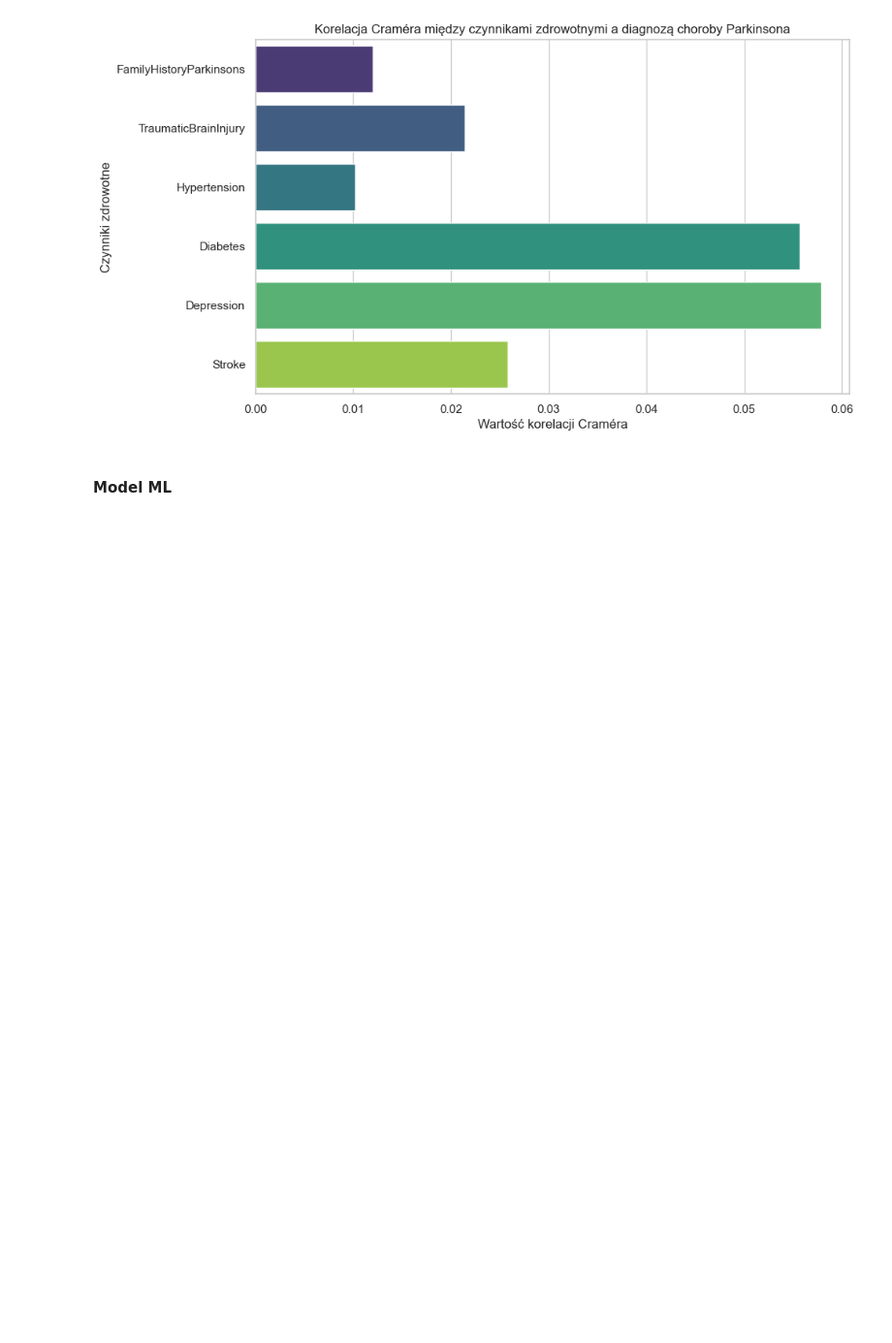
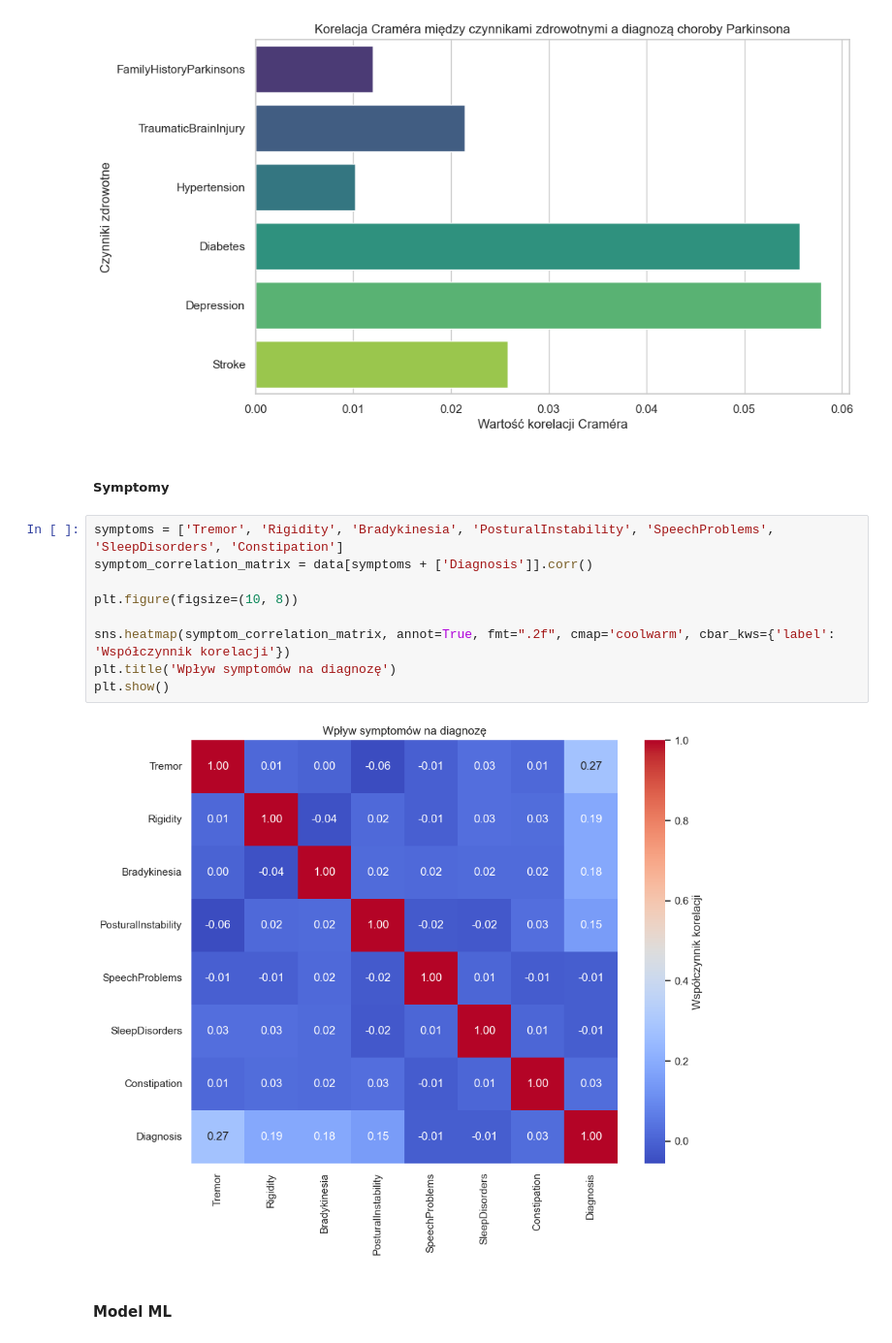
Before and after one commit to MaciejWiatr/pwjp-final-project, a Jupyter notebook: main.ipynb, the cells around one changed output. Shown at 97% size. Saved outputs shown, nothing was run; the diff lists cells and outputs as text; blank space fills up the shorter version.

```diff
--- a/main.ipynb
+++ b/main.ipynb
@@ -196,6 +253,19 @@ Passing `palette` without assigning `hue` is deprecated and will be removed in v
 
   sns.barplot(x='Cramer\'s V', y='Health Factor', data=cramer_df, palette='viridis')
 [figure]
+# %% [markdown]
+##### Symptomy
+# %%
+symptoms = ['Tremor', 'Rigidity', 'Bradykinesia', 'PosturalInstability', 'SpeechProblems', 'SleepDisorders', 'Constipation']
+symptom_correlation_matrix = data[symptoms + ['Diagnosis']].corr()
+
+plt.figure(figsize=(10, 8))
+
+sns.heatmap(symptom_correlation_matrix, annot=True, fmt=".2f", cmap='coolwarm', cbar_kws={'label': 'Współczynnik korelacji'})
+plt.title('Wpływ symptomów na diagnozę')
+plt.show()
+# %% [output]
+[figure, added]
 # %% [markdown]
 #### Model ML
 # %%
```
Also changed, not shown: parts of 9 cells of this notebook.
